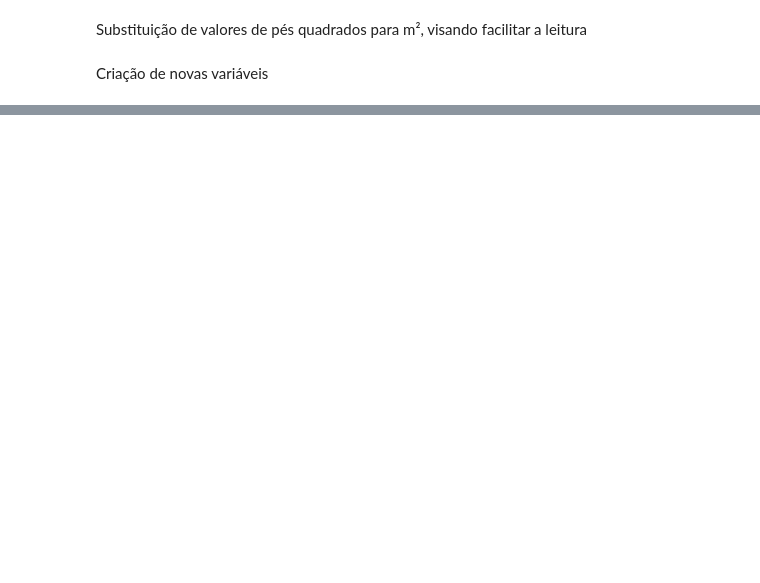
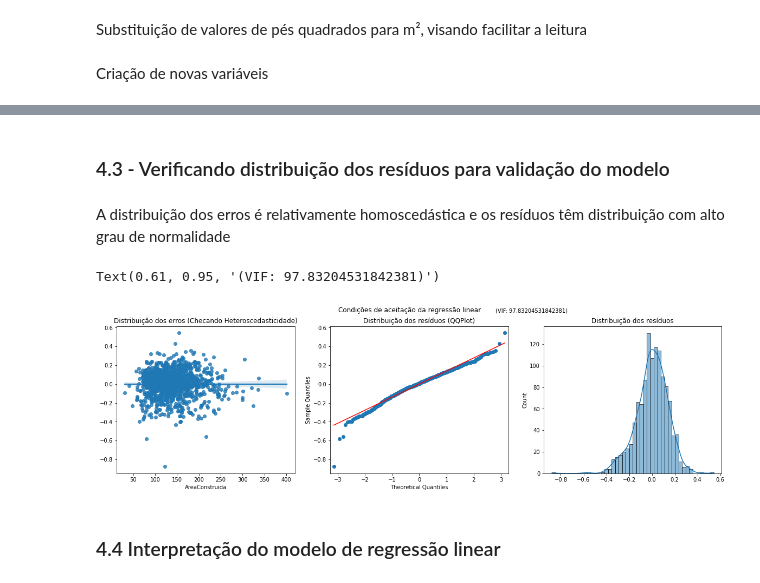
Before and after one commit to LissesCastro/Desafio-Regressao, a Jupyter notebook: Regressao_Valor_de_Imovel_Tera.ipynb, the cells around one changed output, grey strips where cells are left out. Cells and saved outputs as stored; diff of their text form; code cells hidden in the pictures; blank space fills up the shorter version.

```diff
--- a/Regressao_Quinto_Andar.ipynb
+++ b/Regressao_Valor_de_Imovel_Tera.ipynb
@@ -319,0 +313,6 @@ base_corrigida['Banheiros_por_Quarto'] = base_corrigida['Banheiro']/base_corrigi
+# %%
+var_escolhidas = ["AreaConstruida","AreaPorao","Ultima_Reforma","CarrosGaragem","Condicao","Qualidade"]
+formula ="logPrecoVenda ~ " + ' + '.join(var_escolhidas)
+
+model = smf.ols(formula = formula, data = base_alterada).fit()
+print(model.summary())
@@ -319,0 +349,6 @@ base_corrigida['Banheiros_por_Quarto'] = base_corrigida['Banheiro']/base_corrigi
+# %%
+#Variance Inflation Factor para verificar multicolinearidade entre as variáveis
+vif = calc_vif(base_alterada[var_escolhidas])
+print('vars: ', var_escolhidas)
+print('Variable Inflation Factors:', vif.VIF.sum(), '\n')
+vif
@@ -319,0 +365,20 @@ base_corrigida['Banheiros_por_Quarto'] = base_corrigida['Banheiro']/base_corrigi
+# %% [markdown]
+<h3>4.3 - Verificando distribuição dos resíduos para validação do modelo</h3>
+# %% [markdown]
+A distribuição dos erros é relativamente homoscedástica e os resíduos têm distribuição com alto grau de normalidade
+# %%
+fig, axs = plt.subplots(1, 3, figsize=(20,5), facecolor='white')
+splot1 = sns.regplot(x=base_alterada.AreaConstruida, y=model.resid, ax=axs[0])
+splot2 = sm.qqplot(model.resid, line="s", ax=axs[1])
+splot3 = sns.histplot(model.resid, kde=True, ax=axs[2])
+
+axs[0].set_title('Distribuição dos erros (Checando Heteroscedasticidade)')
+axs[1].set_title('Distribuição dos resíduos (QQPlot)')
+axs[2].set_title('Distribuição dos resíduos')
+fig.suptitle('Condições de aceitação da regressão linear')
+fig.text(s='(VIF: {})'.format(vif.VIF.sum()), y=0.95, x=0.61)
+# %% [output]
+Text(0.61, 0.95, '(VIF: 97.83204531842381)')
+[figure, added]
+# %% [markdown]
+<h3> 4.4 Interpretação do modelo de regressão linear </h3>
```
Also changed, not shown: parts of 63 cells of this notebook, 1 other file.
